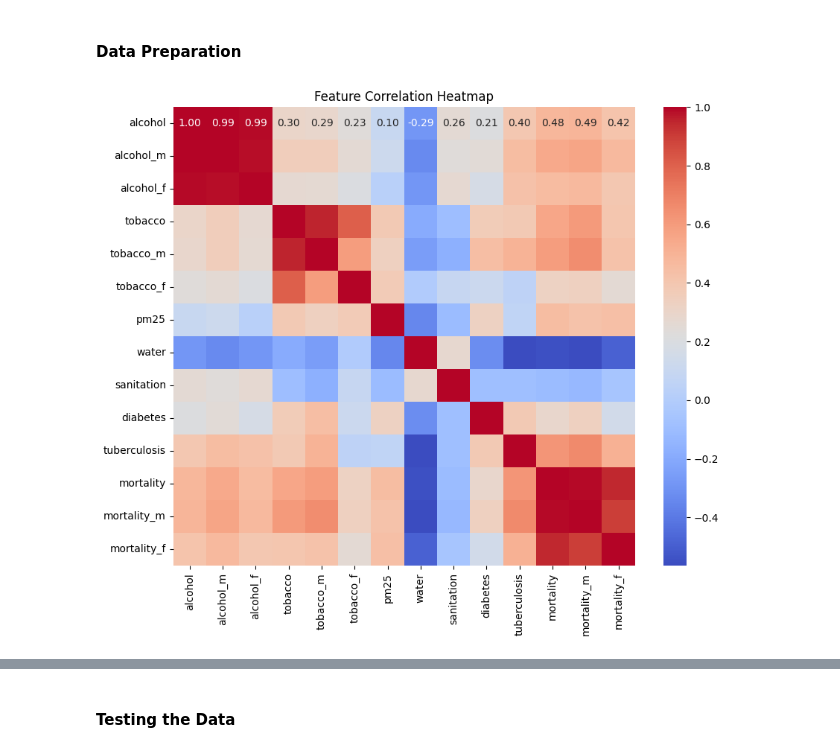
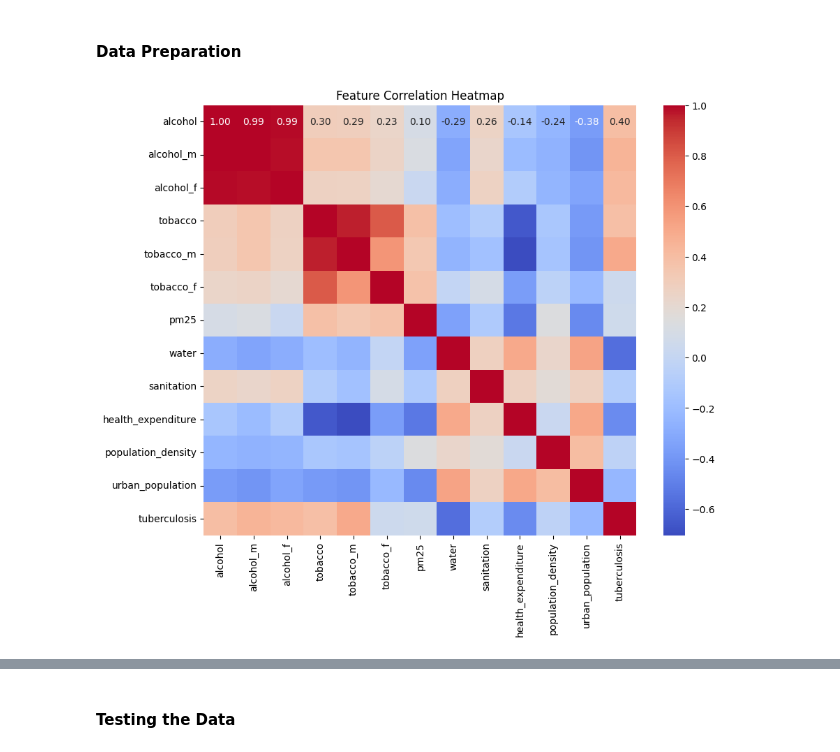
Before and after one commit to Gralerfics/SLDS_Project_OpenStudy, a Jupyter notebook: src/main.ipynb, the cells around one changed output, grey strips where cells are left out. Saved outputs shown, nothing was run; the diff lists cells and outputs as text; code cells hidden in the pictures.

```diff
--- a/src/main.ipynb
+++ b/src/main.ipynb
@@ -62,12 +58,15 @@ else:
     pm25_pollution_csv = select_dataframe(pd.read_csv(os.path.join(csv_path, 'PM2.5_air_pollution.csv'))) # Micrograms per cubic meter
     safely_managed_drinking_water_csv = select_dataframe(pd.read_csv(os.path.join(csv_path, 'safely_managed_drinking_water.csv'))) # % of population
     safely_managed_sanitation_csv = select_dataframe(pd.read_csv(os.path.join(csv_path, 'safely_managed_sanitation.csv'))) # % of population
+    government_health_expenditure_csv = select_dataframe(pd.read_csv(os.path.join(csv_path, 'domestic_general_government_health_expenditure_per_capita.csv'))) # USD, PPP
+    population_density_csv = select_dataframe(pd.read_csv(os.path.join(csv_path, 'population_density.csv'))) # People per sq. km of land area
+    urban_population_csv = select_dataframe(pd.read_csv(os.path.join(csv_path, 'urban_population.csv'))) # % of total population
 
-    diabetes_csv = select_dataframe(pd.read_csv(os.path.join(csv_path, 'diabetes_prevalence.csv'))) # % of population ages 20 to 79
+    # diabetes_csv = select_dataframe(pd.read_csv(os.path.join(csv_path, 'diabetes_prevalence.csv'))) # % of population ages 20 to 79
     tuberculosis_csv = select_dataframe(pd.read_csv(os.path.join(csv_path, 'incidence_of_tuberculosis.csv'))) # per 100,000 people
-    mortality_specified_csv = select_dataframe(pd.read_csv(os.path.join(csv_path, 'mortality_from_CVD_cancer_diabetes_CRD.csv'))) # % of population ages 30 and 70
-    mortality_specified_male_csv = select_dataframe(pd.read_csv(os.path.join(csv_path, 'mortality_from_CVD_cancer_diabetes_CRD_male.csv'))) # % of male population ages 30 and 70
-    mortality_specified_female_csv = select_dataframe(pd.read_csv(os.path.join(csv_path, 'mortality_from_CVD_cancer_diabetes_CRD_female.csv'))) # % of female population ages 30 and 70
+    # mortality_specified_csv = select_dataframe(pd.read_csv(os.path.join(csv_path, 'mortality_from_CVD_cancer_diabetes_CRD.csv'))) # % of population ages 30 and 70
+    # mortality_specified_male_csv = select_dataframe(pd.read_csv(os.path.join(csv_path, 'mortality_from_CVD_cancer_diabetes_CRD_male.csv'))) # % of male population ages 30 and 70
+    # mortality_specified_female_csv = select_dataframe(pd.read_csv(os.path.join(csv_path, 'mortality_from_CVD_cancer_diabetes_CRD_female.csv'))) # % of female population ages 30 and 70
 
     # Organize data
     alcohol_df = organize_dataframe(alcohol_csv, 'alcohol') # Alcohol Consumption
@@ -97,53 +96,65 @@ else:
     safely_managed_sanitation_df = organize_dataframe(safely_managed_sanitation_csv, 'sanitation') # People With Safely Managed Sanitation
     merged_df = pd.merge(merged_df, safely_managed_sanitation_df, on = ['Country Code', 'Year Code'], how = 'outer')
 
-    diabetes_df = organize_dataframe(diabetes_csv, 'diabetes') # Diabetes Prevalence
-    merged_df = pd.merge(merged_df, diabetes_df, on = ['Country Code', 'Year Code'], how = 'outer')
+    government_health_expenditure_df = organize_dataframe(government_health_expenditure_csv, 'health_expenditure') # Domestic General Government Health Expenditure Per Capita
+    merged_df = pd.merge(merged_df, government_health_expenditure_df, on = ['Country Code', 'Year Code'], how = 'outer')
+
+    population_density_df = organize_dataframe(population_density_csv, 'population_density') # Population Density
+    merged_df = pd.merge(merged_df, population_density_df, on = ['Country Code', 'Year Code'], how = 'outer')
+
+    urban_population_df = organize_dataframe(urban_population_csv, 'urban_population') # Urban Population
+    merged_df = pd.merge(merged_df, urban_population_df, on = ['Country Code', 'Year Code'], how = 'outer')
+
+    # diabetes_df = organize_dataframe(diabetes_csv, 'diabetes') # Diabetes Prevalence
+    # merged_df = pd.merge(merged_df, diabetes_df, on = ['Country Code', 'Year Code'], how = 'outer')
 
     tuberculosis_df = organize_dataframe(tuberculosis_csv, 'tuberculosis') # Tuberculosis Incidence
     merged_df = pd.merge(merged_df, tuberculosis_df, on = ['Country Code', 'Year Code'], how = 'outer')
 
-    mortality_specified_df = organize_dataframe(mortality_specified_csv, 'mortality') # Mortality (Specified Types)
-    merged_df = pd.merge(merged_df, mortality_specified_df, on = ['Country Code', 'Year Code'], how = 'outer')
+    # mortality_specified_df = organize_dataframe(mortality_specified_csv, 'mortality') # Mortality (Specified Types)
+    # merged_df = pd.merge(merged_df, mortality_specified_df, on = ['Country Code', 'Year Code'], how = 'outer')
 
-    mortality_specified_male_df = organize_dataframe(mortality_specified_male_csv, 'mortality_m') # Mortality (Specified Types, M)
-    merged_df = pd.merge(merged_df, mortality_specified_male_df, on = ['Country Code', 'Year Code'], how = 'outer')
+    # mortality_specified_male_df = organize_dataframe(mortality_specified_male_csv, 'mortality_m') # Mortality (Specified Types, M)
+    # merged_df = pd.merge(merged_df, mortality_specified_male_df, on = ['Country Code', 'Year Code'], how = 'outer')
 
-    mortality_specified_female_df = organize_dataframe(mortality_specified_female_csv, 'mortality_f') # Mortality (Specified Types, F)
-    merged_df = pd.merge(merged_df, mortality_specified_female_df, on = ['Country Code', 'Year Code'], how = 'outer')
+    # mortality_specified_female_df = organize_dataframe(mortality_specified_female_csv, 'mortality_f') # Mortality (Specified Types, F)
+    # merged_df = pd.merge(merged_df, mortality_specified_female_df, on = ['Country Code', 'Year Code'], how = 'outer')
 
     merged_df = merged_df.drop(columns = ['Country Code', 'Year Code']).dropna().reset_index(drop = True)
 
     plt.figure(figsize = (10, 8))
     sns.heatmap(merged_df.corr(), annot = True, cmap = 'coolwarm', fmt = '.2f')
     plt.title('Feature Correlation Heatmap')
     plt.show()
     print(merged_df.corr())
 
     # Add sex column and substitute total values
     def add_sex_dummy_variable(dataset):
         def get_reserved_terms(row):
             return {
                 'pm25': row['pm25'],
                 'water': row['water'],
                 'sanitation': row['sanitation'],
-                'diabetes': row['diabetes'],
+                'health_expenditure': row['health_expenditure'],
+                'population_density': row['population_density'],
+                'urban_population': row['urban_population'],
+                # 'diabetes': row['diabetes'],
                 'tuberculosis': row['tuberculosis']
             }
 
         rows = []
         for i, row in dataset.iterrows():
-            rows.append({'sex': 0, 'alcohol': row['alcohol_m'], 'tobacco': row['tobacco_m'], **get_reserved_terms(row), 'mortality': row['mortality_m']})
-            rows.append({'sex': 1, 'alcohol': row['alcohol_f'], 'tobacco': row['tobacco_f'], **get_reserved_terms(row), 'mortality': row['mortality_f']})
+            rows.append({'sex': 0, 'alcohol': row['alcohol_m'], 'tobacco': row['tobacco_m'], **get_reserved_terms(row)}) # , 'mortality': row['mortality_m']})
+            rows.append({'sex': 1, 'alcohol': row['alcohol_f'], 'tobacco': row['tobacco_f'], **get_reserved_terms(row)}) # , 'mortality': row['mortality_f']})
         return pd.DataFrame(rows)
 
     dataset = add_sex_dummy_variable(merged_df)
 
     # Divide into train and test data
-    dataset_train, dataset_test = train_test_split(dataset, test_size = 1 - train_data_percentage, random_state = 42)
+    dataset_train, dataset_test = train_test_split(dataset, test_size = 1 - train_data_percentage, random_state = 233)
     dataset_train = dataset_train.reset_index(drop = True)
     dataset_test = dataset_test.reset_index(drop = True)
-    dataset_train.to_csv(train_data_path, index = False)
-    dataset_test.to_csv(test_data_path, index = False)
+    # dataset_train.to_csv(train_data_path, index = False)
+    # dataset_test.to_csv(test_data_path, index = False)
 # %% [output]
-[figure, old version]
+[figure, new version]
```
Also changed, not shown: parts of 8 cells of this notebook, 9 other files.
